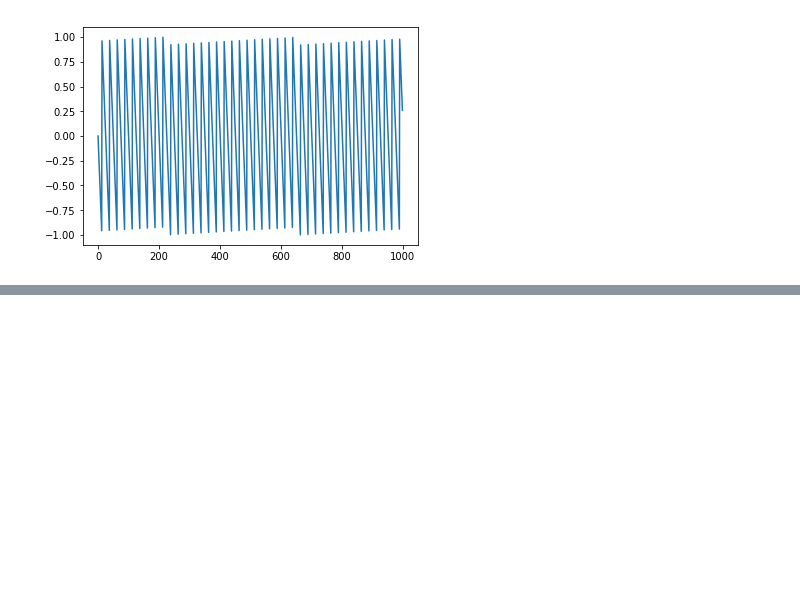
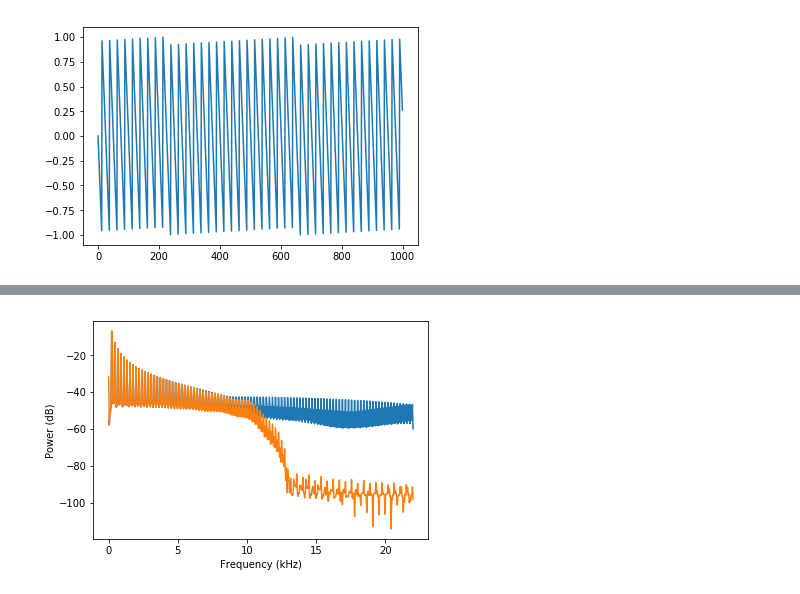
Before and after one commit to rknLA/pd-blosc, a Jupyter notebook: notebook/BlepSawtooth.ipynb, the cells around one changed output, grey strips where cells are left out. Saved outputs shown, nothing was run; the diff lists cells and outputs as text; code cells hidden in the pictures; blank space fills up the shorter version.

```diff
--- a/notebook/BlepSawtooth.ipynb
+++ b/notebook/BlepSawtooth.ipynb
@@ -139,0 +140,7 @@ plot(other_blep)
+# %%
+lf_blep = [val * 2 - 1 for val in generate_min_blep(10, 2)]
+bl_wave = list(gen_bl_saw(lf_blep, 220, sample_rate, 1000, np.pi))
+plot_spectrum(list(gen_pure_sawtooth(220, sample_rate, 1000, np.pi)), sample_rate)
+plot_spectrum(bl_wave, sample_rate)
+# %% [output]
+[figure, added]
```
Also changed, not shown: parts of 14 cells of this notebook.
